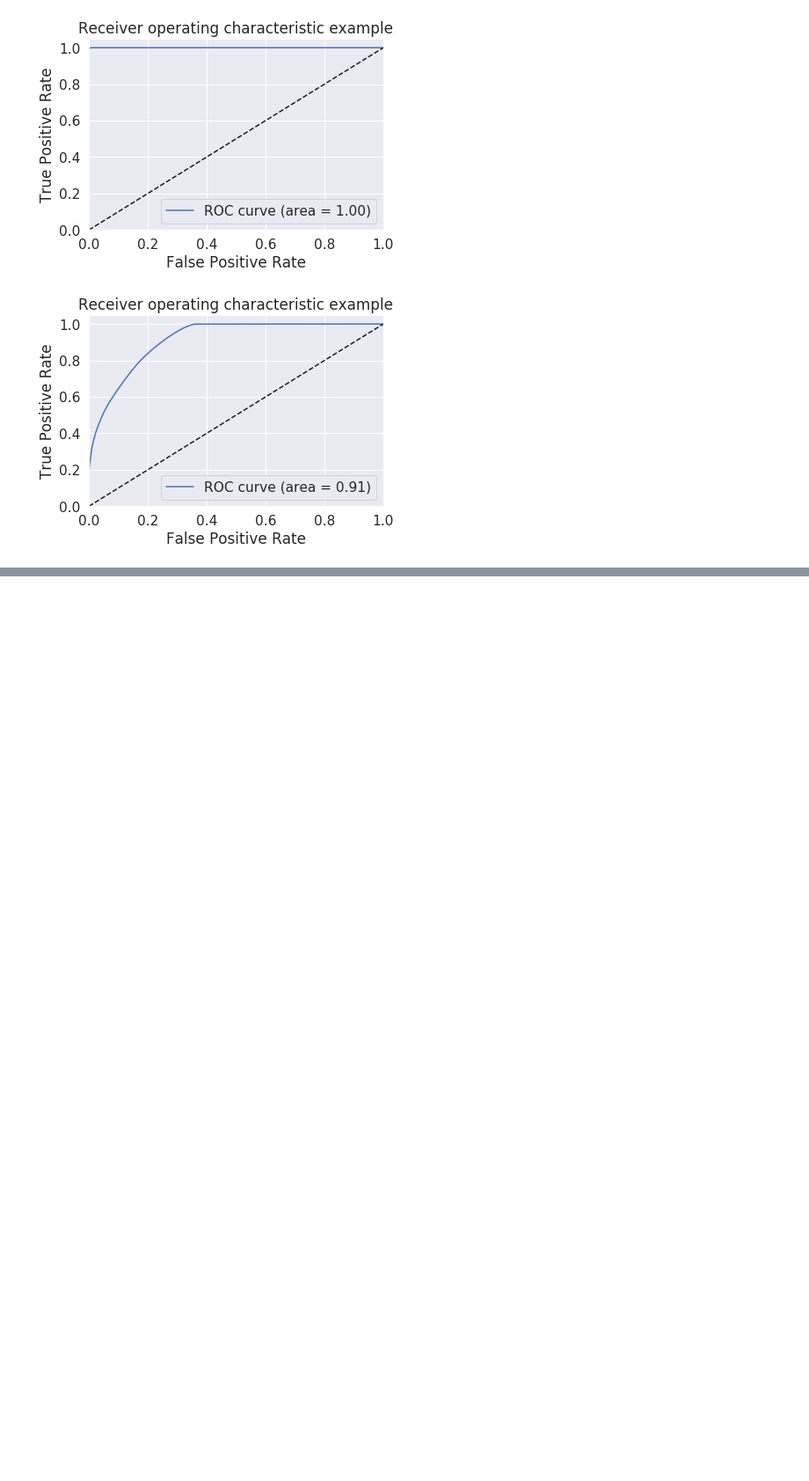
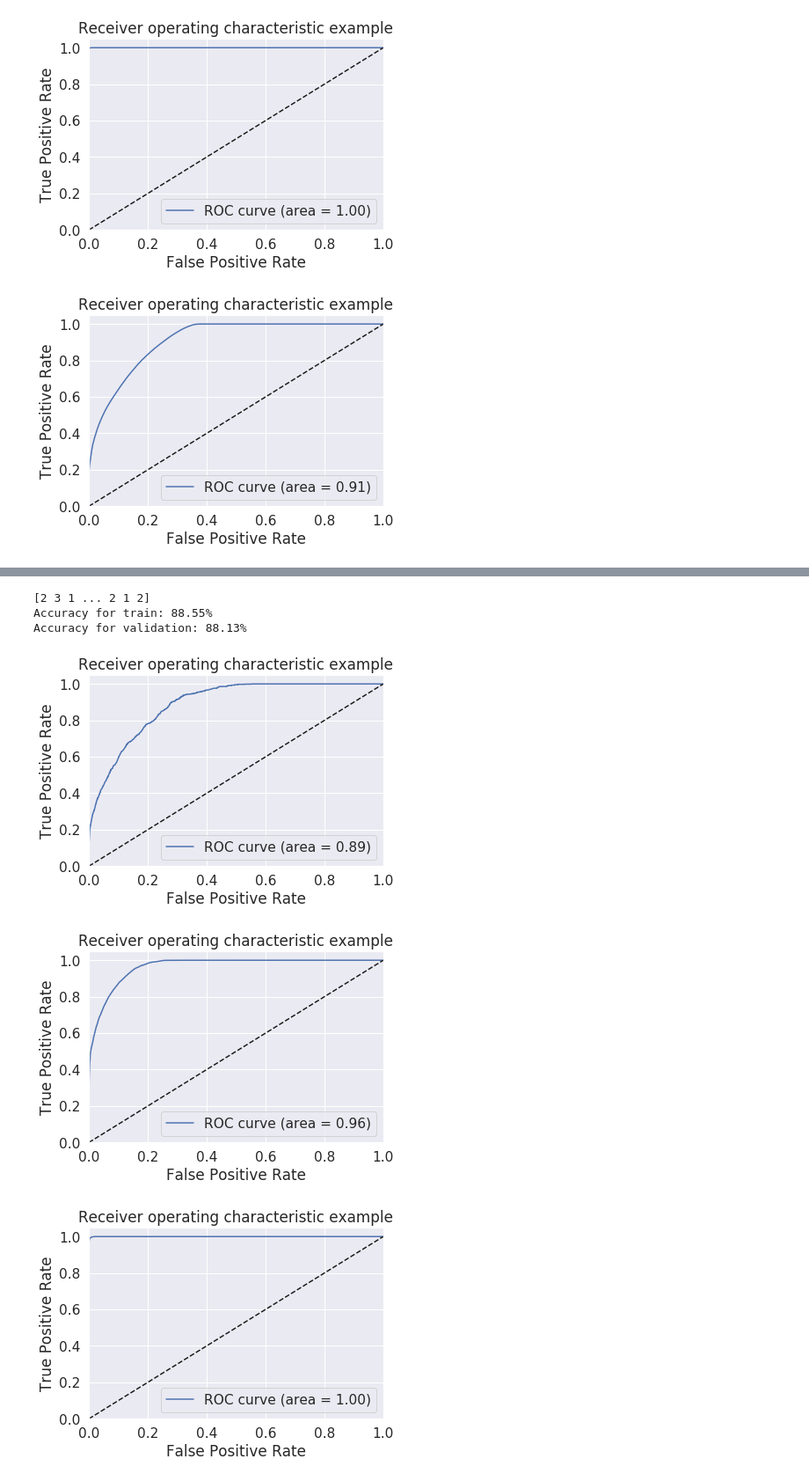
Before and after one commit to reubenwasser/459-final-project, a Jupyter notebook: src/main.ipynb, the cells around one changed output, grey strips where cells are left out. Shown at 88% size. Drawn from its saved outputs; the diff is of its cells as text; code cells hidden in the pictures; blank space fills up the shorter version.

```diff
--- a/src/main.ipynb
+++ b/src/main.ipynb
@@ -214,0 +246,14 @@ plotROC(4, NEWy_test, y_score)
+# %%
+data_dmatrix = xgb.DMatrix(data=dataX,label=dataY)
+
+X_train, X_test, y_train, y_test = train_test_split(dataX, dataY, test_size=0.2, random_state=123)
+
+defaultParams = {"max_depth":6, "learning_rate":0.3, "n_estimators":100,  "objective":'binary:logistic',"booster":'gbtree',"n_jobs":1,"nthread":None,
+"gamma":0,"min_child_weight":1,"max_delta_step":0,"subsample":1,"colsample_bytree":1,"colsample_bylevel":1,"reg_alpha":0,"reg_lambda":1,"base_score":0.5,
+"random_state":0,"seed":None,"missing":None}
+
+xg_class  = xgb.XGBClassifier(use_label_encoder=False)
+xg_class.set_params(**defaultParams)
+
+metLearn=CalibratedClassifierCV(xg_class, method='isotonic', cv=5)
+metLearn.fit(X_train, y_train)
@@ -214,0 +287,34 @@ plotROC(4, NEWy_test, y_score)
+# %%
+trainPredictions = metLearn.predict(X_train)
+testPredictions = metLearn.predict(X_test)
+c = y_train.values.flatten()
+b=y_test.values.flatten()
+temp = b
+y_score = metLearn.predict_proba(X_test)
+
+
+lb = preprocessing.LabelBinarizer()
+lb.fit(y_test.values.flatten())
+hi = lb.transform(y_test.values.flatten())
+
+plotROC(4,hi,y_score, "../plots/xgb_validate_roc-class")
+
+test = multilabel_confusion_matrix(c, trainPredictions)
+#print(test)
+
+matrix = confusion_matrix(b,testPredictions)
+plotConfusionMatrix(matrix, "../plots/xgb_validate_cm.png")
+
+
+accuracyTrain = accuracy_score(y_train, trainPredictions)
+accuracyTest = accuracy_score(y_test, testPredictions)
+print(testPredictions)
+print("Accuracy for train: %.2f%%" % (accuracyTrain * 100.0))
+print("Accuracy for validation: %.2f%%" % (accuracyTest* 100.0))
+# %% [output]
+[2 3 1 ... 2 1 2]
+Accuracy for train: 88.55%
+Accuracy for validation: 88.13%
+[figure, added]
+[figure, added]
+[figure, added]
```
Also changed, not shown: parts of 22 cells of this notebook, 18 other files.
